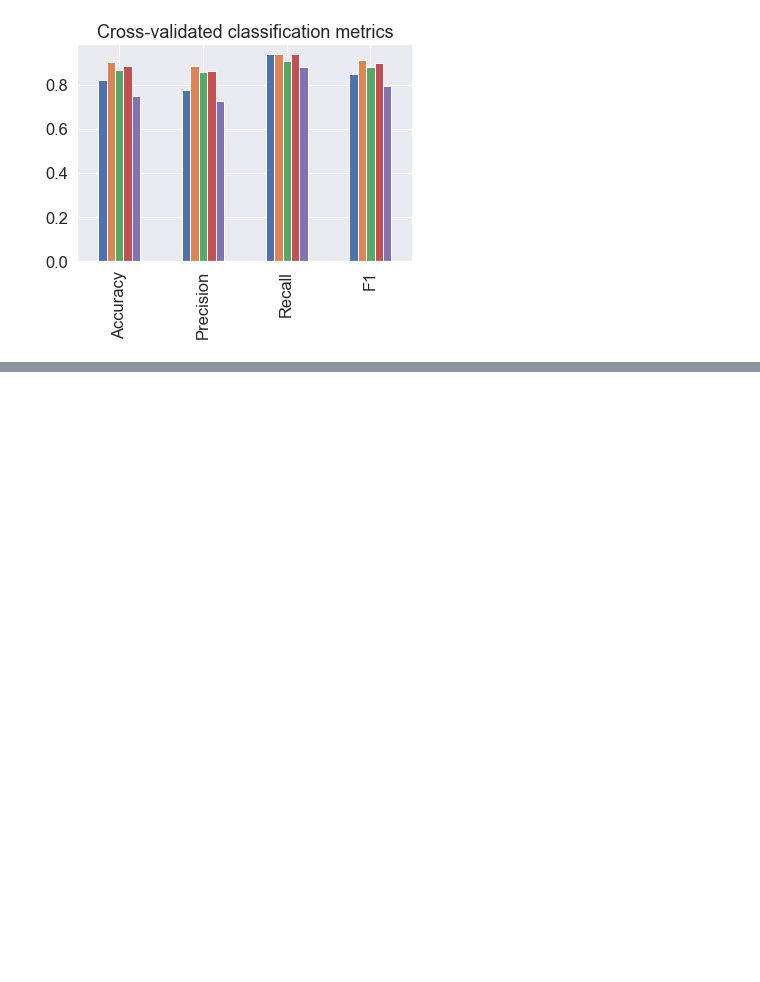
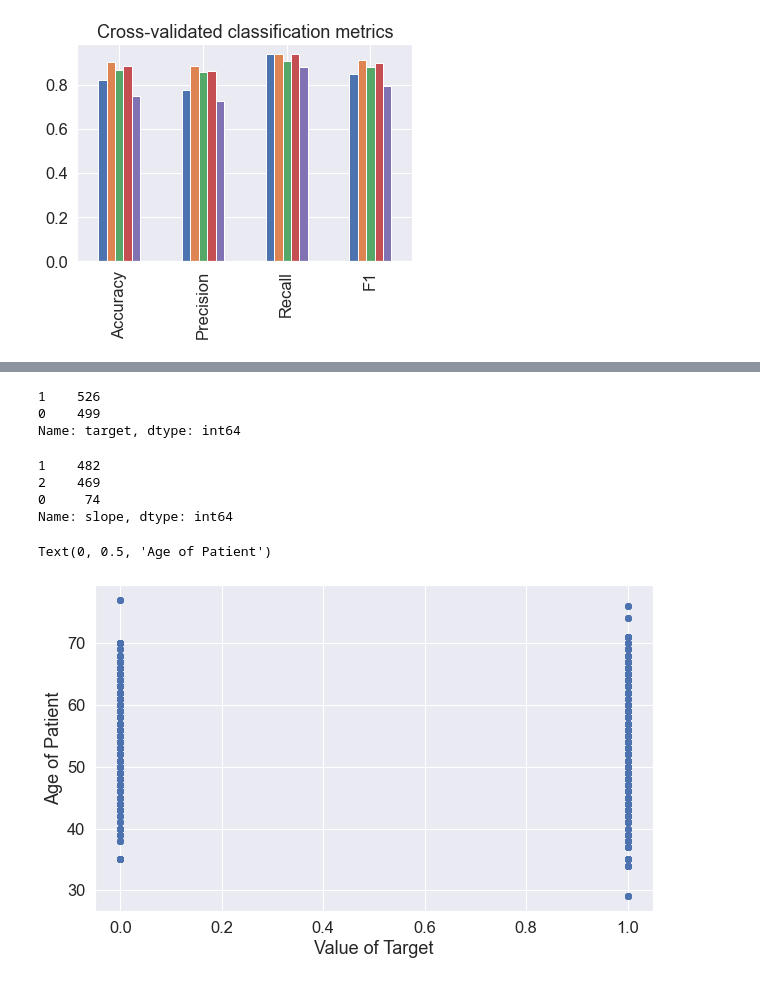
Before and after one commit to Nikhil-Patil-Web/Heart-Disease-Tracker, a Jupyter notebook: Heart-Disease-Predicter.ipynb, the cells around one changed output, grey strips where cells are left out. Drawn from its saved outputs; the diff is of its cells as text; code cells hidden in the pictures; blank space fills up the shorter version.

```diff
--- a/Heart-Disease-Predicter.ipynb
+++ b/Heart-Disease-Predicter.ipynb
@@ -751,0 +821,3 @@ cv_metrics.T.plot.bar(title="Cross-validated classification metrics",
+# %%
+hd=pd.read_csv("heart.csv")
+hd.head()
@@ -751,0 +831,21 @@ cv_metrics.T.plot.bar(title="Cross-validated classification metrics",
+# %%
+hd.target.value_counts()
+# %% [output]
+1    526
+0    499
+Name: target, dtype: int64
+# %%
+hd.slope.value_counts()
+# %% [output]
+1    482
+2    469
+0     74
+Name: slope, dtype: int64
+# %%
+plt.figure(figsize=[10,6])
+plt.scatter(hd.target, hd.age)
+plt.xlabel("Value of Target")
+plt.ylabel("Age of Patient")
+# %% [output]
+Text(0, 0.5, 'Age of Patient')
+[figure, added]
```
Also changed, not shown: parts of 23 cells of this notebook, 1 other file.
